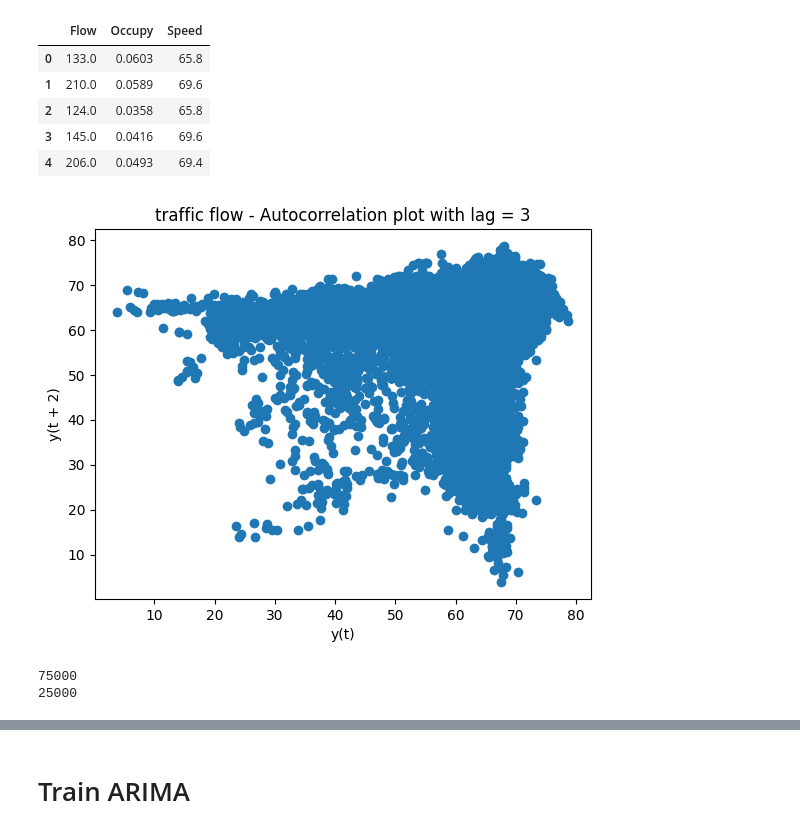
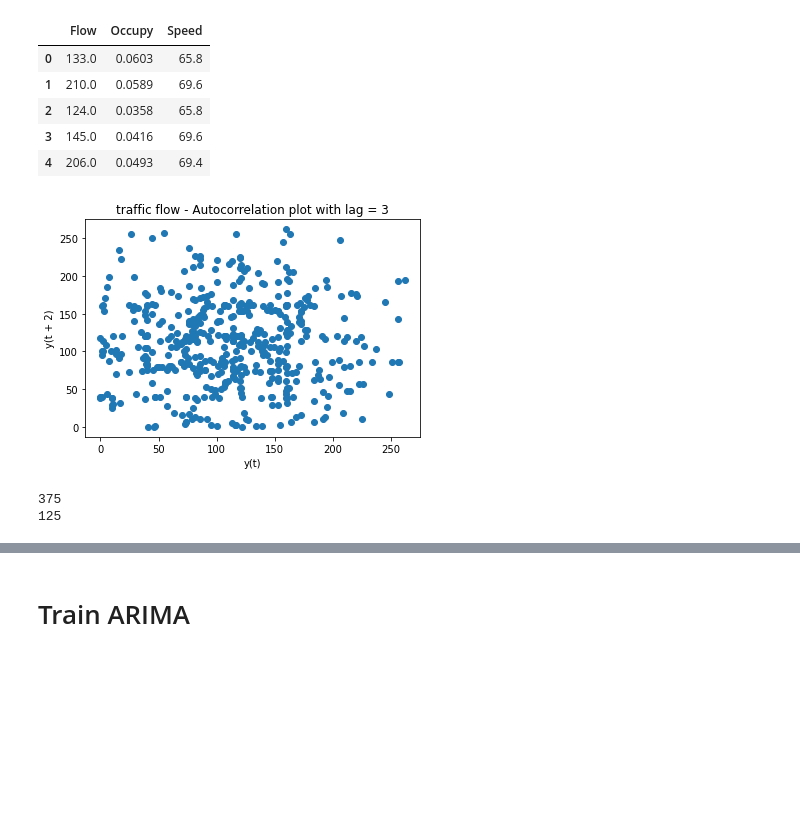
Before and after one commit to fredrikkortet/mt-hh, a Jupyter notebook: ARIMA.ipynb, the cells around one changed output, grey strips where cells are left out. Drawn from its saved outputs; the diff is of its cells as text; code cells hidden in the pictures; blank space fills up the shorter version.

```diff
--- a/ARIMA.ipynb
+++ b/ARIMA.ipynb
@@ -20,5 +18,5 @@ from statsmodels.tools.eval_measures import rmse
 # %%
-data = pd.read_csv('data/PMS_data.csv',nrows=100000)
+data = pd.read_csv('data/PMS_data.csv',nrows=500)
 # %%
 data.head()
 # %% [output]
@@ -35,17 +33,18 @@ total_rows = data.shape[0]
 train_size = int(total_rows*ratio)
 train_set = data[0:train_size]
 test_set = data[train_size:]
+node = 'Flow'
 # %%
 plt.figure()
-lag_plot(data['Speed'], lag=2)
+lag_plot(data[node], lag=2)
 plt.title('traffic flow - Autocorrelation plot with lag = 3')
 plt.show()
 # %% [output]
-[figure, old version]
+[figure, new version]
 # %%
 print(len(train_set))
 print(len(test_set))
 # %% [output]
-75000
-25000
+375
+125
 # %%
```
Also changed, not shown: parts of 20 cells of this notebook, 5 other files.
